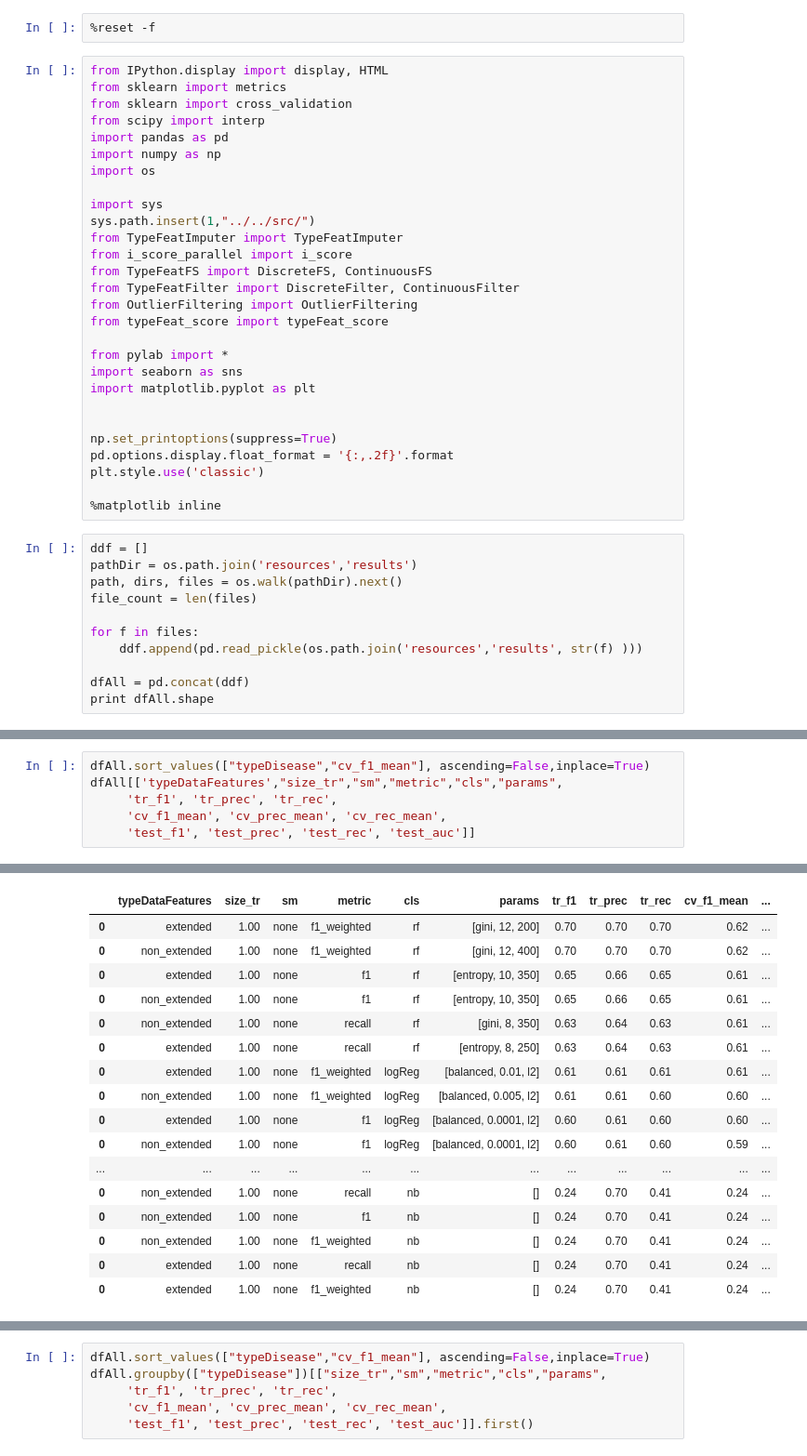
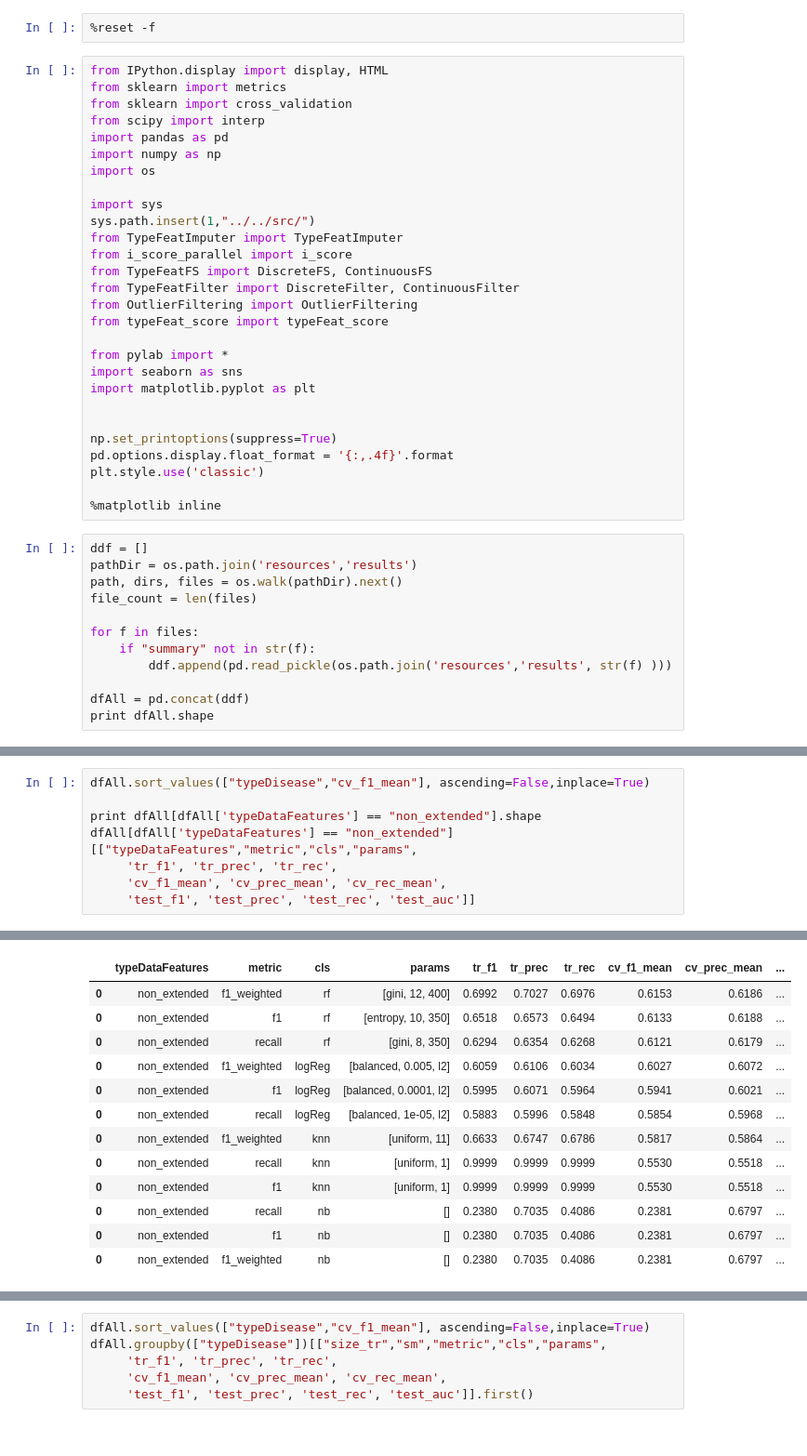
Before and after one commit to CHABOBO/readmission, a Jupyter notebook: notebook/04-results.ipynb, the cells around one changed output, grey strips where cells are left out. Shown at 93% size. Saved outputs shown, nothing was run; the diff lists cells and outputs as text.

```diff
--- a/notebook/04-results.ipynb
+++ b/notebook/04-results.ipynb
@@ -24,7 +24,7 @@ import matplotlib.pyplot as plt
 
 
 np.set_printoptions(suppress=True)
-pd.options.display.float_format = '{:,.2f}'.format
+pd.options.display.float_format = '{:,.4f}'.format
 plt.style.use('classic')
 
 %matplotlib inline
@@ -35,7 +35,8 @@ path, dirs, files = os.walk(pathDir).next()
 file_count = len(files)
 
 for f in files:
-    ddf.append(pd.read_pickle(os.path.join('resources','results', str(f) )))
+    if "summary" not in str(f):
+        ddf.append(pd.read_pickle(os.path.join('resources','results', str(f) )))
 
 dfAll = pd.concat(ddf)
 print dfAll.shape
@@ -64,6 +65,8 @@ print dfAll.shape
 # %%
 dfAll.sort_values(["typeDisease","cv_f1_mean"], ascending=False,inplace=True)
-dfAll[['typeDataFeatures',"size_tr","sm","metric","cls","params",
+
+print dfAll[dfAll['typeDataFeatures'] == "non_extended"].shape
+dfAll[dfAll['typeDataFeatures'] == "non_extended"][["typeDataFeatures","metric","cls","params",
      'tr_f1', 'tr_prec', 'tr_rec',
      'cv_f1_mean', 'cv_prec_mean', 'cv_rec_mean',
      'test_f1', 'test_prec', 'test_rec', 'test_auc']]
@@ -71,17 +75,13 @@ dfAll[['typeDataFeatures',"size_tr","sm","metric","cls","params",
-|  | typeDataFeatures | size_tr | sm | metric | cls | params | tr_f1 | tr_prec | tr_rec | cv_f1_mean | ... |
-| 0 | extended | 1.00 | none | f1_weighted | rf | [gini, 12, 200] | 0.70 | 0.70 | 0.70 | 0.62 | ... |
-| 0 | non_extended | 1.00 | none | f1_weighted | rf | [gini, 12, 400] | 0.70 | 0.70 | 0.70 | 0.62 | ... |
-| 0 | extended | 1.00 | none | f1 | rf | [entropy, 10, 350] | 0.65 | 0.66 | 0.65 | 0.61 | ... |
-| 0 | non_extended | 1.00 | none | f1 | rf | [entropy, 10, 350] | 0.65 | 0.66 | 0.65 | 0.61 | ... |
-| 0 | non_extended | 1.00 | none | recall | rf | [gini, 8, 350] | 0.63 | 0.64 | 0.63 | 0.61 | ... |
-| 0 | extended | 1.00 | none | recall | rf | [entropy, 8, 250] | 0.63 | 0.64 | 0.63 | 0.61 | ... |
-| 0 | extended | 1.00 | none | f1_weighted | logReg | [balanced, 0.01, l2] | 0.61 | 0.61 | 0.61 | 0.61 | ... |
-| 0 | non_extended | 1.00 | none | f1_weighted | logReg | [balanced, 0.005, l2] | 0.61 | 0.61 | 0.60 | 0.60 | ... |
-| 0 | extended | 1.00 | none | f1 | logReg | [balanced, 0.0001, l2] | 0.60 | 0.61 | 0.60 | 0.60 | ... |
-| 0 | non_extended | 1.00 | none | f1 | logReg | [balanced, 0.0001, l2] | 0.60 | 0.61 | 0.60 | 0.59 | ... |
-| ... | ... | ... | ... | ... | ... | ... | ... | ... | ... | ... | ... |
-| 0 | non_extended | 1.00 | none | recall | nb | [] | 0.24 | 0.70 | 0.41 | 0.24 | ... |
-| 0 | non_extended | 1.00 | none | f1 | nb | [] | 0.24 | 0.70 | 0.41 | 0.24 | ... |
-| 0 | non_extended | 1.00 | none | f1_weighted | nb | [] | 0.24 | 0.70 | 0.41 | 0.24 | ... |
-| 0 | extended | 1.00 | none | recall | nb | [] | 0.24 | 0.70 | 0.41 | 0.24 | ... |
-| 0 | extended | 1.00 | none | f1_weighted | nb | [] | 0.24 | 0.70 | 0.41 | 0.24 | ... |
+|  | typeDataFeatures | metric | cls | params | tr_f1 | tr_prec | tr_rec | cv_f1_mean | cv_prec_mean | ... |
+| 0 | non_extended | f1_weighted | rf | [gini, 12, 400] | 0.6992 | 0.7027 | 0.6976 | 0.6153 | 0.6186 | ... |
+| 0 | non_extended | f1 | rf | [entropy, 10, 350] | 0.6518 | 0.6573 | 0.6494 | 0.6133 | 0.6188 | ... |
+| 0 | non_extended | recall | rf | [gini, 8, 350] | 0.6294 | 0.6354 | 0.6268 | 0.6121 | 0.6179 | ... |
+| 0 | non_extended | f1_weighted | logReg | [balanced, 0.005, l2] | 0.6059 | 0.6106 | 0.6034 | 0.6027 | 0.6072 | ... |
+| 0 | non_extended | f1 | logReg | [balanced, 0.0001, l2] | 0.5995 | 0.6071 | 0.5964 | 0.5941 | 0.6021 | ... |
+| 0 | non_extended | recall | logReg | [balanced, 1e-05, l2] | 0.5883 | 0.5996 | 0.5848 | 0.5854 | 0.5968 | ... |
+| 0 | non_extended | f1_weighted | knn | [uniform, 11] | 0.6633 | 0.6747 | 0.6786 | 0.5817 | 0.5864 | ... |
+| 0 | non_extended | recall | knn | [uniform, 1] | 0.9999 | 0.9999 | 0.9999 | 0.5530 | 0.5518 | ... |
+| 0 | non_extended | f1 | knn | [uniform, 1] | 0.9999 | 0.9999 | 0.9999 | 0.5530 | 0.5518 | ... |
+| 0 | non_extended | recall | nb | [] | 0.2380 | 0.7035 | 0.4086 | 0.2381 | 0.6797 | ... |
+| 0 | non_extended | f1 | nb | [] | 0.2380 | 0.7035 | 0.4086 | 0.2381 | 0.6797 | ... |
+| 0 | non_extended | f1_weighted | nb | [] | 0.2380 | 0.7035 | 0.4086 | 0.2381 | 0.6797 | ... |
```
Also changed, not shown: parts of 8 cells of this notebook, 1 other file.
